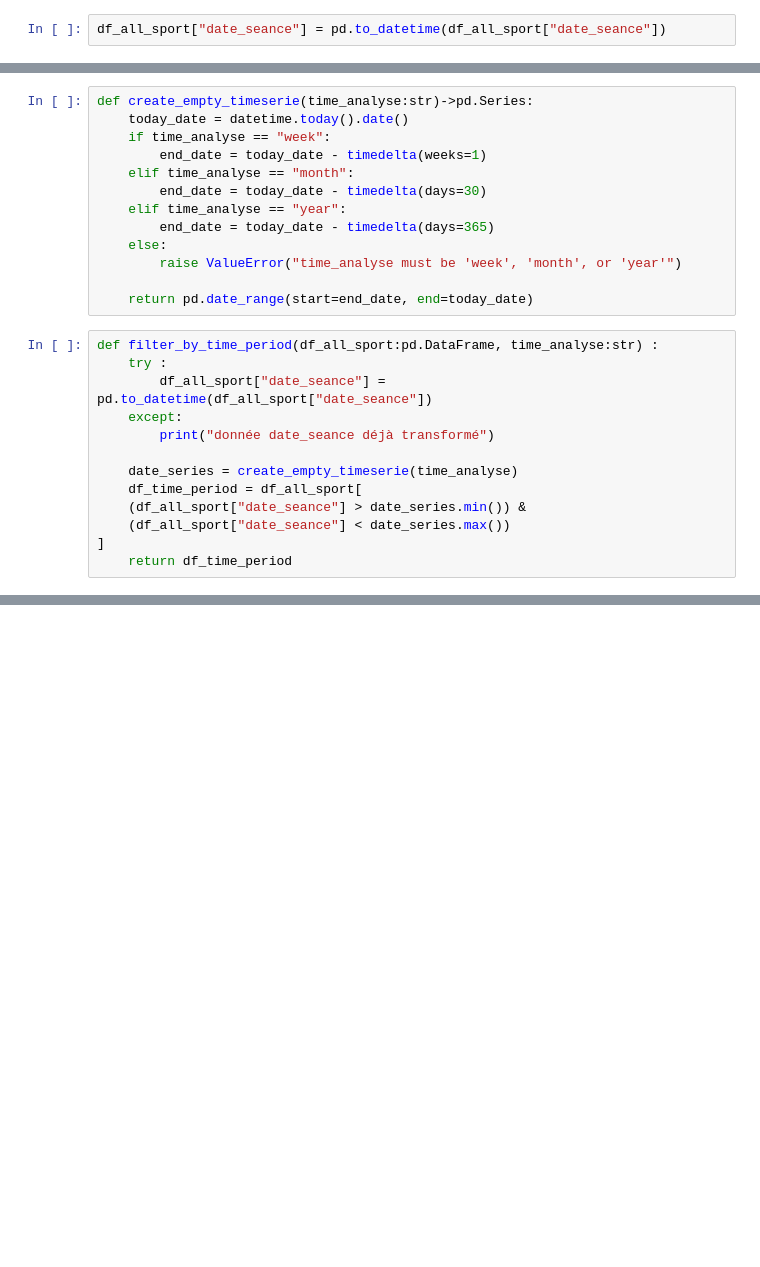
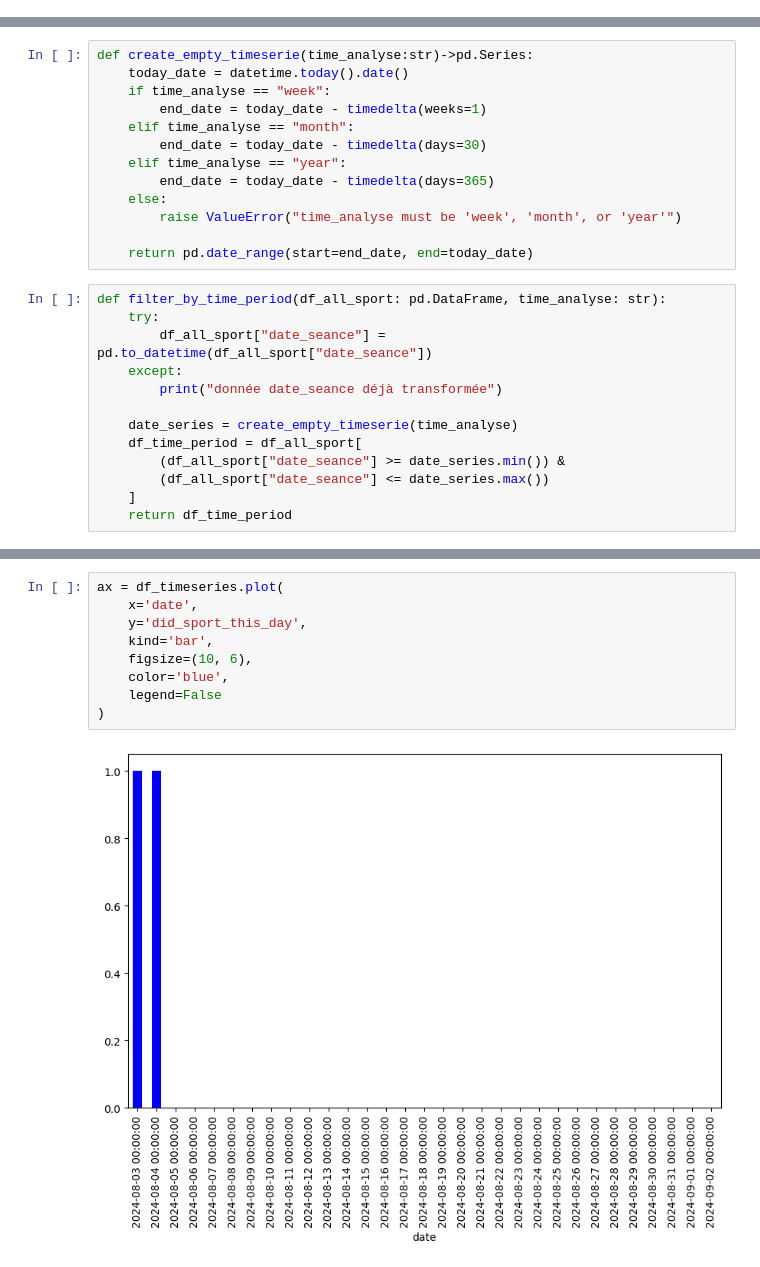
Before and after one commit to louismartindunord/SportMetrics, a Jupyter notebook: notebook/data_visualisation.ipynb, the cells around one changed output, grey strips where cells are left out. Saved outputs shown, nothing was run; the diff lists cells and outputs as text; blank space fills up the shorter version.

```diff
--- a/notebook/data_visualisation.ipynb
+++ b/notebook/data_visualisation.ipynb
@@ -141,2 +119,0 @@ memory usage: 119.1+ KB
-# %%
-df_all_sport["date_seance"] = pd.to_datetime(df_all_sport["date_seance"])
@@ -154,17 +133,17 @@ def create_empty_timeserie(time_analyse:str)->pd.Series:
 
     return pd.date_range(start=end_date, end=today_date)
 # %%
-def filter_by_time_period(df_all_sport:pd.DataFrame, time_analyse:str) :
-    try :
+def filter_by_time_period(df_all_sport: pd.DataFrame, time_analyse: str):
+    try:
         df_all_sport["date_seance"] = pd.to_datetime(df_all_sport["date_seance"])
     except:
-        print("donnée date_seance déjà transformé")
+        print("donnée date_seance déjà transformée")
 
     date_series = create_empty_timeserie(time_analyse)
     df_time_period = df_all_sport[
-    (df_all_sport["date_seance"] > date_series.min()) &
-    (df_all_sport["date_seance"] < date_series.max())
-]
+        (df_all_sport["date_seance"] >= date_series.min()) &
+        (df_all_sport["date_seance"] <= date_series.max())
+    ]
     return df_time_period
 # %%
 df = filter_by_time_period(df_all_sport, "month")
@@ -220,0 +178,11 @@ df = filter_by_time_period(df_all_sport, "year")
+# %%
+ax = df_timeseries.plot(
+    x='date',
+    y='did_sport_this_day',
+    kind='bar',
+    figsize=(10, 6),
+    color='blue',
+    legend=False
+)
+# %% [output]
+[figure, added]
```
Also changed, not shown: parts of 18 cells of this notebook, 10 other files.
